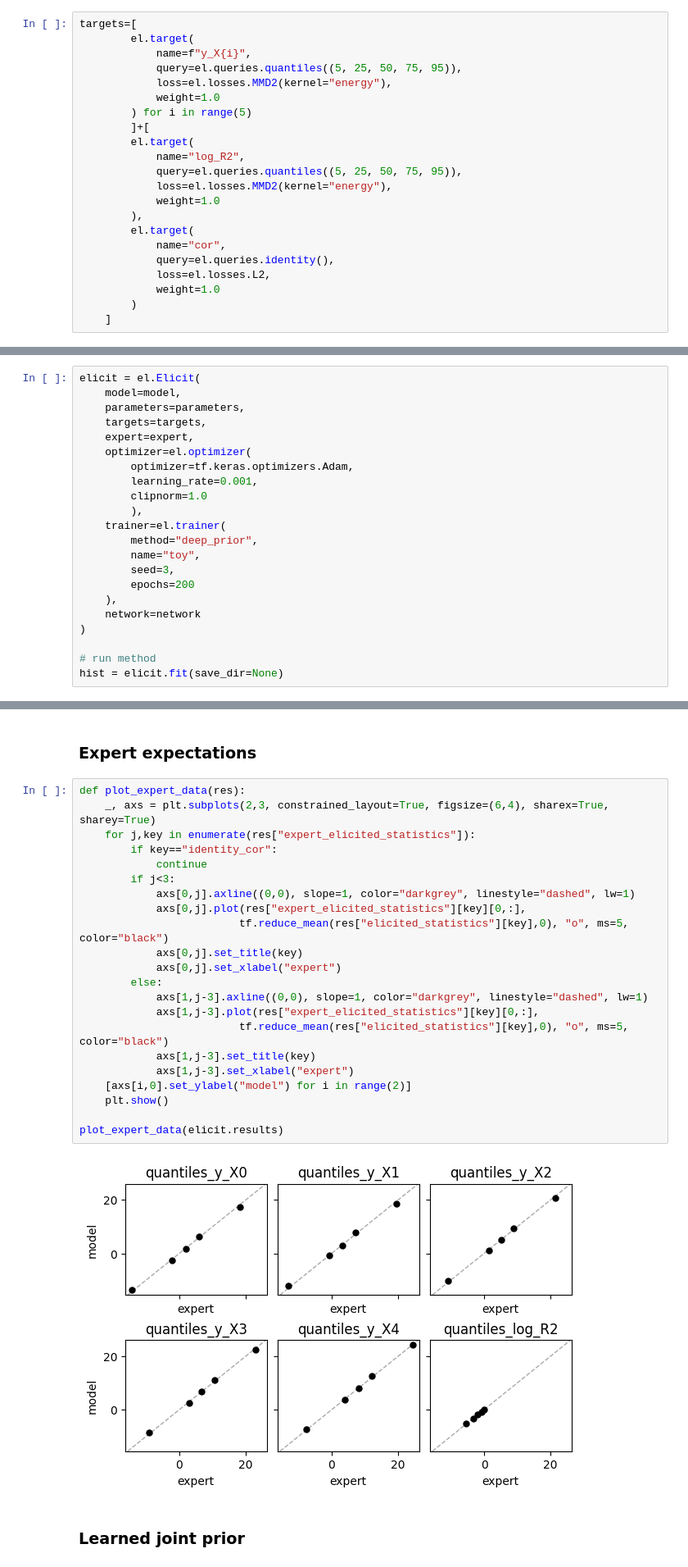
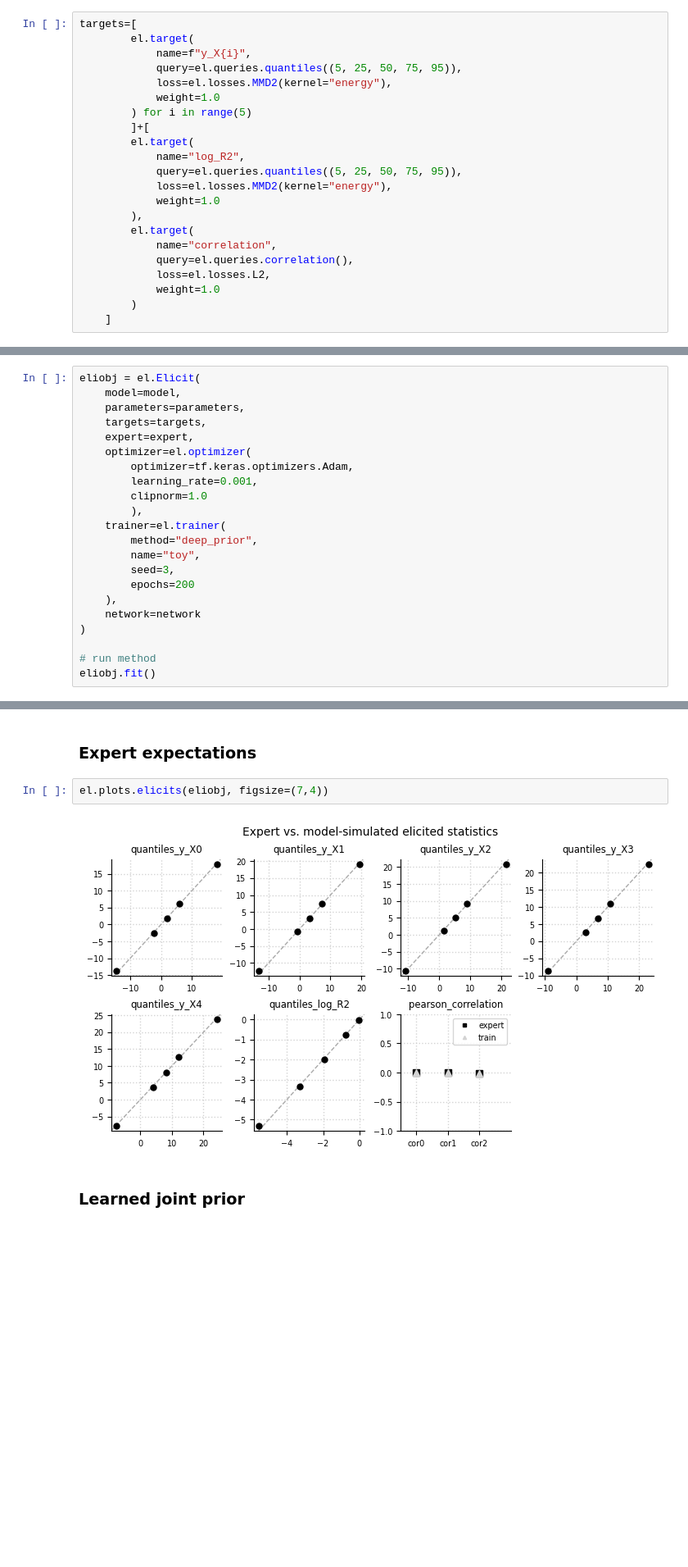
Before and after one commit to florence-bockting/prior_elicitation, a Jupyter notebook: docs/source/tutorials/toymodel_deep.ipynb, the cells around one changed output, grey strips where cells are left out. Shown: that part at 82% size. Cells and saved outputs as stored; diff of their text form; blank space fills up the shorter version.

Commit message:
update plots for deep prior example

```diff
--- a/docs/source/tutorials/toymodel_deep.ipynb
+++ b/docs/source/tutorials/toymodel_deep.ipynb
@@ -137,8 +137,8 @@ targets=[
             weight=1.0
         ),
         el.target(
-            name="cor",
-            query=el.queries.identity(),
+            name="correlation",
+            query=el.queries.correlation(),
             loss=el.losses.L2,
             weight=1.0
         )
@@ -190,7 +190,7 @@ network=el.networks.NF(
 
 **All inputs for elicit method**
 # %%
-elicit = el.Elicit(
+eliobj = el.Elicit(
     model=model,
     parameters=parameters,
     targets=targets,
@@ -210,7 +210,7 @@ elicit = el.Elicit(
 )
 
 # run method
-hist = elicit.fit(save_dir=None)
+eliobj.fit()
 # %% [output]
 Training
 # %% [markdown]
@@ -237,29 +223,9 @@ plot_convergence(hist)
 # %% [markdown]
 ### Expert expectations
 # %%
-def plot_expert_data(res):
-    _, axs = plt.subplots(2,3, constrained_layout=True, figsize=(6,4), sharex=True, sharey=True)
-    for j,key in enumerate(res["expert_elicited_statistics"]):
-        if key=="identity_cor":
-            continue
-        if j<3:
-            axs[0,j].axline((0,0), slope=1, color="darkgrey", linestyle="dashed", lw=1)
-            axs[0,j].plot(res["expert_elicited_statistics"][key][0,:],
-                         tf.reduce_mean(res["elicited_statistics"][key],0), "o", ms=5, color="black")
-            axs[0,j].set_title(key)
-            axs[0,j].set_xlabel("expert")
-        else:
-            axs[1,j-3].axline((0,0), slope=1, color="darkgrey", linestyle="dashed", lw=1)
-            axs[1,j-3].plot(res["expert_elicited_statistics"][key][0,:],
-                         tf.reduce_mean(res["elicited_statistics"][key],0), "o", ms=5, color="black")
-            axs[1,j-3].set_title(key)
-            axs[1,j-3].set_xlabel("expert")
-    [axs[i,0].set_ylabel("model") for i in range(2)]
-    plt.show()
-
-plot_expert_data(elicit.results)
+el.plots.elicits(eliobj, figsize=(7,4))
 # %% [output]
-[figure, old version]
+[figure, new version]
 # %% [markdown]
 ### Learned joint prior
 # %%
```
Also changed, not shown: parts of 2 cells of this notebook, 3 other files.
